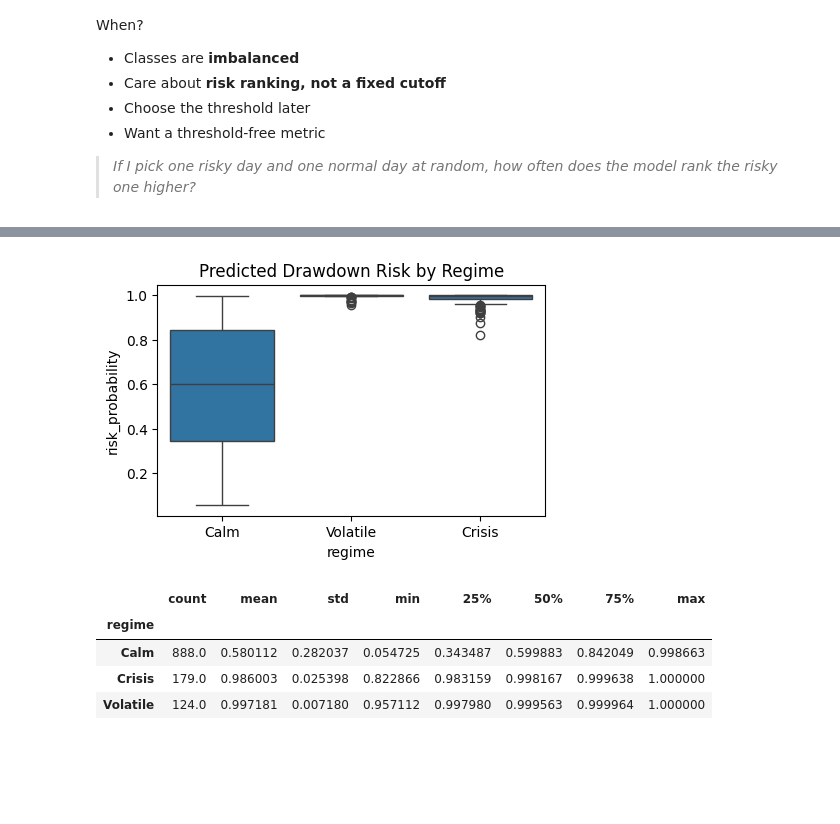
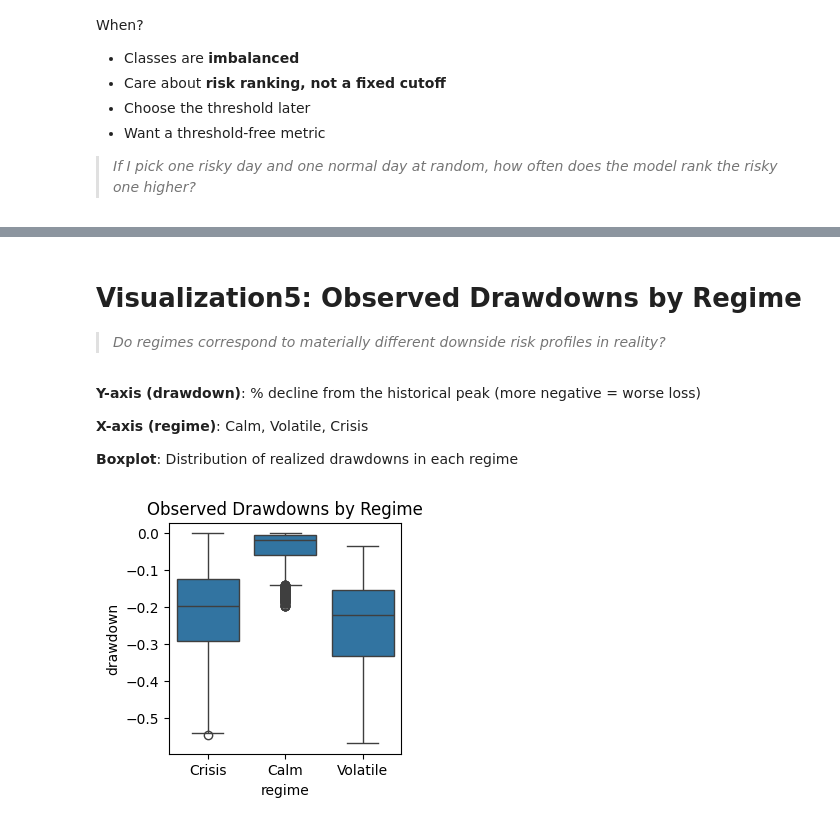
Before and after one commit to archangel2006/MSIS, a Jupyter notebook: msis/ml_models/drawdown_risk_predictor.ipynb, the cells around one changed output, grey strips where cells are left out. Saved outputs shown, nothing was run; the diff lists cells and outputs as text; code cells hidden in the pictures; blank space fills up the shorter version.

```diff
--- a/msis/ml_models/drawdown_risk_predictor.ipynb
+++ b/msis/ml_models/drawdown_risk_predictor.ipynb
@@ -215,9 +215,9 @@ dtype: int64
 # %%
 df['future_drawdown'] = df['drawdown'].shift(-1)
 
-df['drawdown_risk'] = (df['future_drawdown'] < -0.02).astype(int)
+df['drawdown_risk'] = (df['future_drawdown'] < -0.05).astype(int)
 
-# A −2% drawdown threshold is used to capture early stress rather than extreme crisis events.
+# A −5% drawdown threshold is used to capture early stress rather than extreme crisis events.
 # %%
 df.columns
 # %% [output]
@@ -390,19 +501,19 @@ coefficients
+# %% [markdown]
+# **Visualization5: Observed Drawdowns by Regime**
+
+> *Do regimes correspond to materially different downside risk profiles in reality?*
+# %% [markdown]
+**Y-axis (drawdown)**: % decline from the historical peak (more negative = worse loss)
+
+**X-axis (regime)**: Calm, Volatile, Crisis
+
+**Boxplot**: Distribution of realized drawdowns in each regime
 # %%
-test_df = df.loc[x_test.index].copy()
-test_df['risk_probability'] = y_prob
+# actual market drawdowns differ across regimes
 
-
-plt.figure(figsize=(5,3))
-sns.boxplot(x='regime', y='risk_probability', data=test_df)
-plt.title("Predicted Drawdown Risk by Regime")
+plt.figure(figsize=(3,3))
+sns.boxplot(x='regime', y='drawdown', data=df)
+plt.title("Observed Drawdowns by Regime")
 plt.show()
 # %% [output]
-[figure, old version]
+[figure, new version]
-# %%
-df_test.groupby('regime')['risk_prob'].describe()
-# %% [output]
-|  | count | mean | std | min | 25% | 50% | 75% | max |
-| regime |  |  |  |  |  |  |  |  |
-| Calm | 888.0 | 0.580112 | 0.282037 | 0.054725 | 0.343487 | 0.599883 | 0.842049 | 0.998663 |
-| Crisis | 179.0 | 0.986003 | 0.025398 | 0.822866 | 0.983159 | 0.998167 | 0.999638 | 1.000000 |
-| Volatile | 124.0 | 0.997181 | 0.007180 | 0.957112 | 0.997980 | 0.999563 | 0.999964 | 1.000000 |
```
Also changed, not shown: parts of 46 cells of this notebook.
